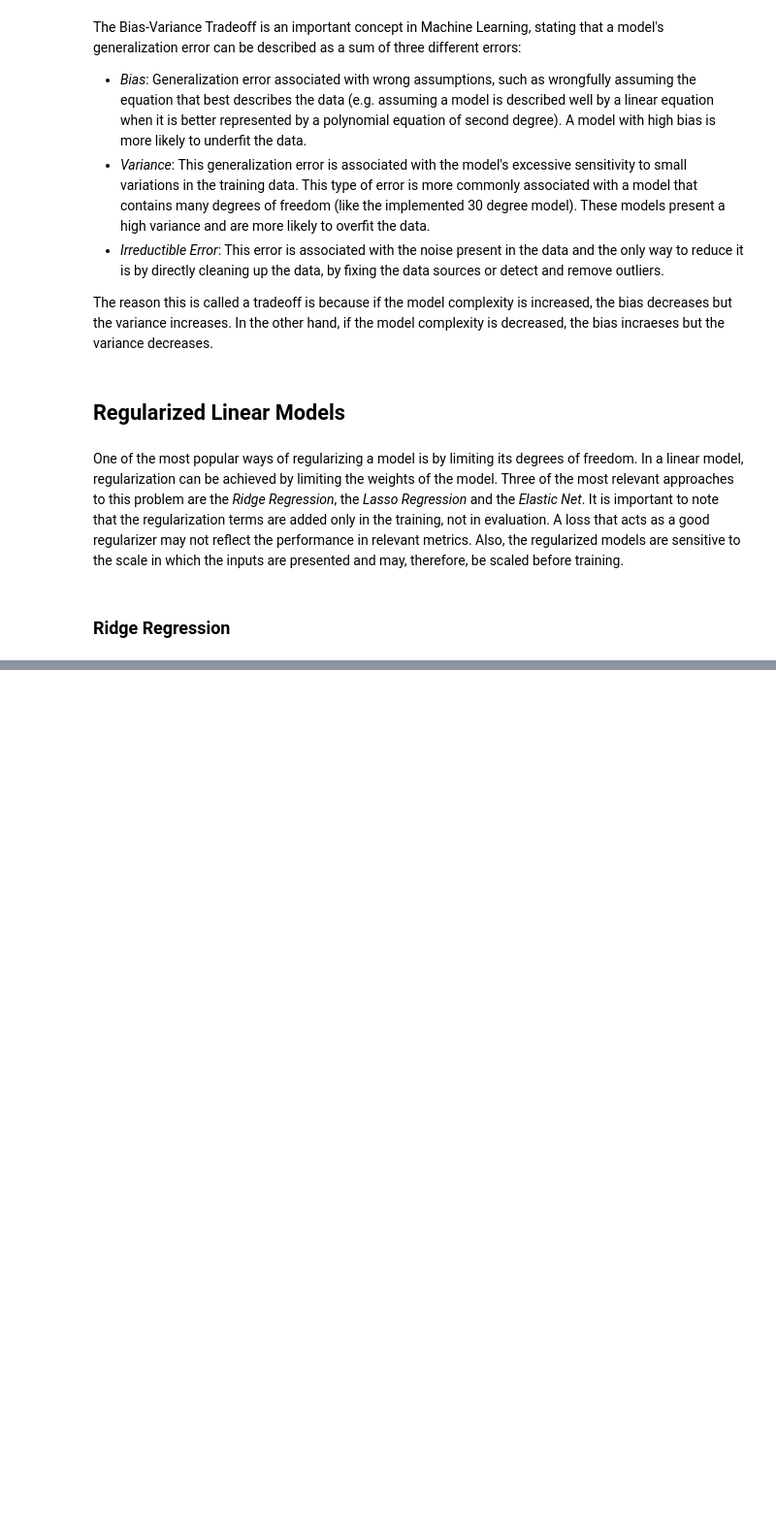
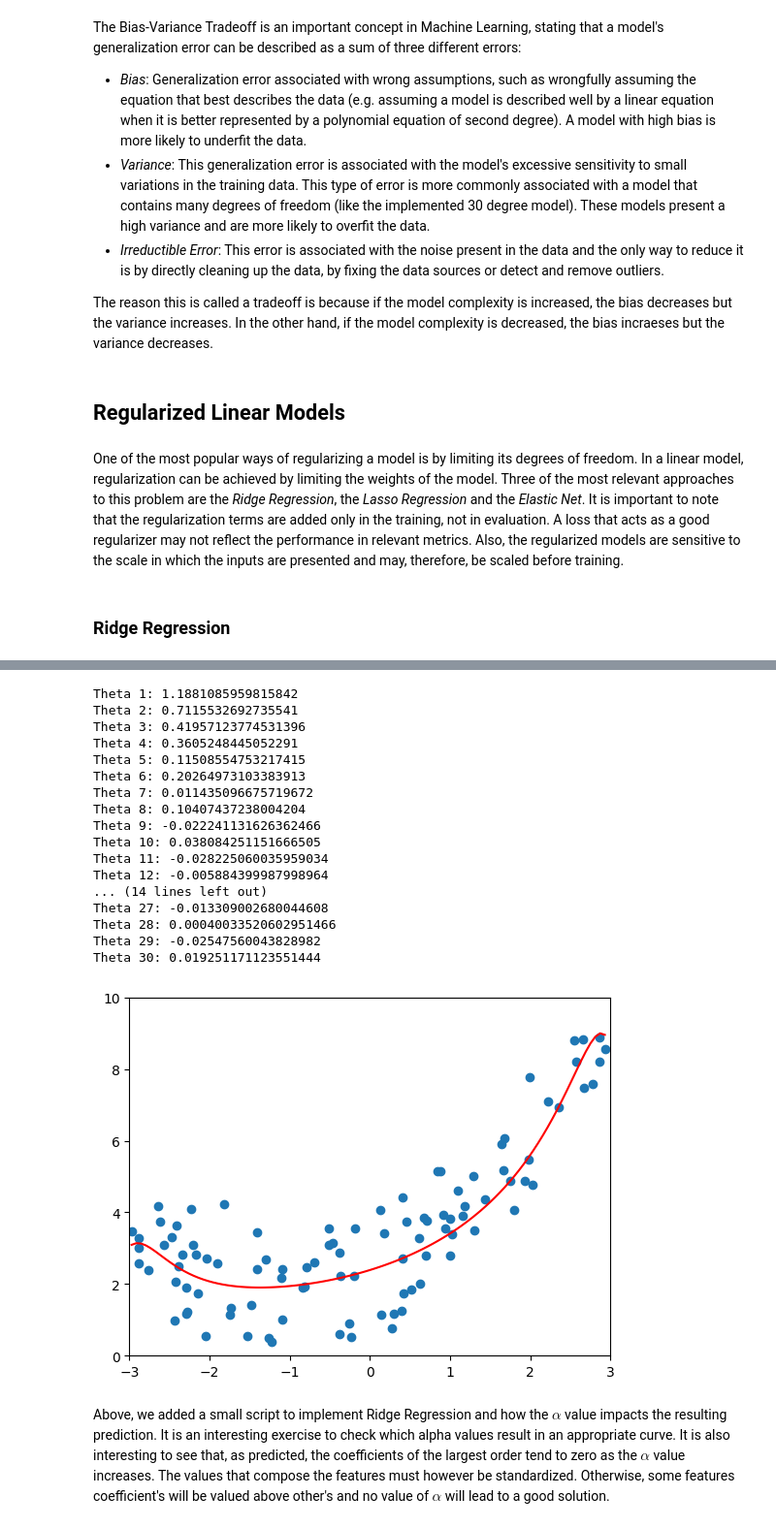
Before and after one commit to davidterroso/ML, a Jupyter notebook: regression.ipynb, the cells around one changed output, grey strips where cells are left out. Shown: that part at 97% size. Cells and saved outputs as stored; diff of their text form; code cells hidden in the pictures; blank space fills up the shorter version.

Commit message:
end of ridge regression, lasso next

```diff
--- a/regression.ipynb
+++ b/regression.ipynb
@@ -493,0 +498,47 @@ $$
+# %%
+from sklearn.linear_model import Ridge
+from sklearn.preprocessing import PolynomialFeatures, StandardScaler
+
+polynomial_features_30 = PolynomialFeatures(degree=30, include_bias=False)
+X_poly_30 = polynomial_features_30.fit_transform(X)
+X_poly_30 = StandardScaler().fit_transform(X_poly_30)
+
+X_range = np.linspace(min(X), max(X), 100).reshape(-1, 1)
+X_poly_range_30 = polynomial_features_30.fit_transform(X_range)
+X_poly_range_30 = StandardScaler().fit_transform(X_poly_range_30)
+
+ridge_reg = Ridge(alpha=6, solver="auto")
+ridge_reg.fit(X_poly_30, y)
+theta_30 = np.insert(arr=ridge_reg.coef_.ravel(), obj=0, values=ridge_reg.intercept_)
+
+X_poly_range_30_ = np.c_[np.ones(X_poly_range_30.shape[0]), X_poly_range_30]
+y_visualize_30 = X_poly_range_30_.dot(theta_30)
+
+for i in range(len(ridge_reg.coef_.ravel())):
+    print(f"Theta {i + 1}: {ridge_reg.coef_.ravel()[i]}")
+
+plt.axis([-3,3, 0,10])
+plt.scatter(X, y)
+plt.plot(X_range, y_visualize_30, "red")
+plt.show()
+# %% [output]
+Theta 1: 1.1881085959815842
+Theta 2: 0.7115532692735541
+Theta 3: 0.41957123774531396
+Theta 4: 0.3605248445052291
+Theta 5: 0.11508554753217415
+Theta 6: 0.20264973103383913
+Theta 7: 0.011435096675719672
+Theta 8: 0.10407437238004204
+Theta 9: -0.022241131626362466
+Theta 10: 0.038084251151666505
+Theta 11: -0.028225060035959034
+Theta 12: -0.005884399987998964
+... (14 lines left out)
+Theta 27: -0.013309002680044608
+Theta 28: 0.00040033520602951466
+Theta 29: -0.02547560043828982
+Theta 30: 0.019251171123551444
+[figure, added]
+# %% [markdown]
+Above, we added a small script to implement Ridge Regression and how the $\alpha$ value impacts the resulting prediction. It is an interesting exercise to check which alpha values result in an appropriate curve. It is also interesting to see that, as predicted, the coefficients of the largest order tend to zero as the $\alpha$ value increases. The values that compose the features must however be standardized. Otherwise, some features coefficient's will be valued above other's and no value of $\alpha$ will lead to a good solution.
```
Also changed, not shown: parts of 4 cells of this notebook.
